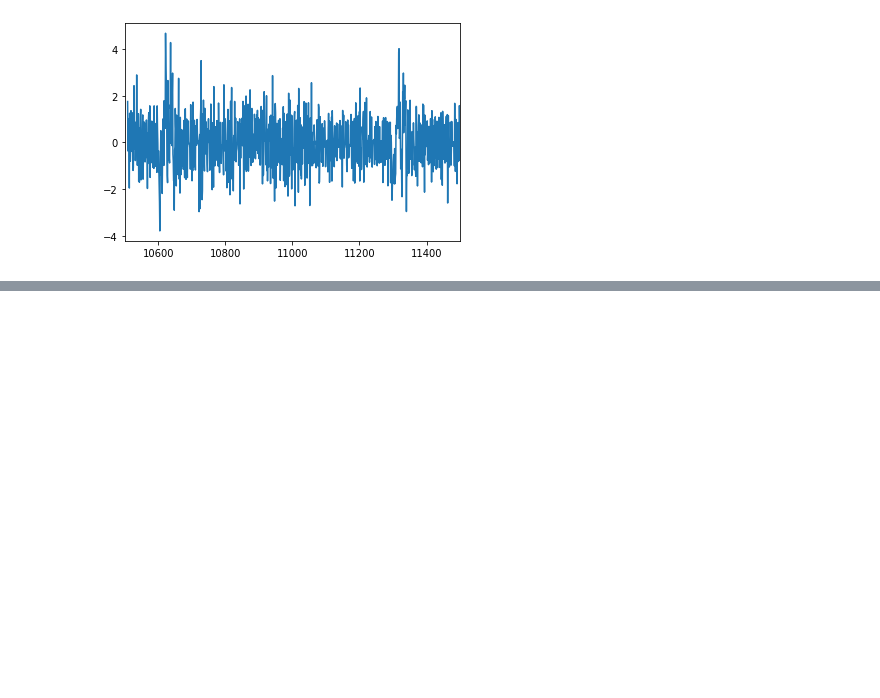
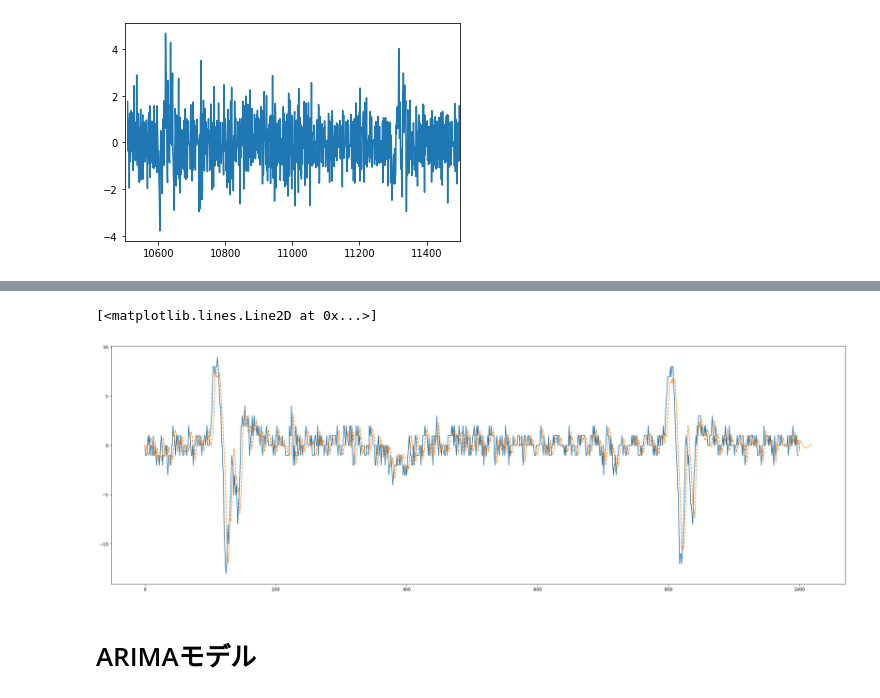
Before and after one commit to KessaPassa/master_study, a Jupyter notebook: 2章_自己回帰モデル.ipynb, the cells around one changed output, grey strips where cells are left out. Cells and saved outputs as stored; diff of their text form; code cells hidden in the pictures; blank space fills up the shorter version.

```diff
--- a/2章_自己回帰モデル.ipynb
+++ b/2章_自己回帰モデル.ipynb
@@ -172,0 +208,15 @@ plt.plot(np.hstack((y_diff[:11],
+# %%
+plt.figure(figsize=(30, 10), dpi=100)
+# 1次階差系列の表示
+plt.plot(df_target.diff().dropna().values, label="observation")
+# ARMA(4, 2)による推定値の表示
+# np.hstack()はnp.concatenate()でもよい
+plt.plot(np.hstack([y_diff[:2],
+                    results.fittedvalues,
+                    results.predict(99-2, 115, dynamic=True)]),
+         '--', label="forecast")
+# %% [output]
+[<matplotlib.lines.Line2D at 0x...>]
+[figure, added]
+# %% [markdown]
+# ARIMAモデル
```
Also changed, not shown: parts of 37 cells of this notebook, 2 other files.
